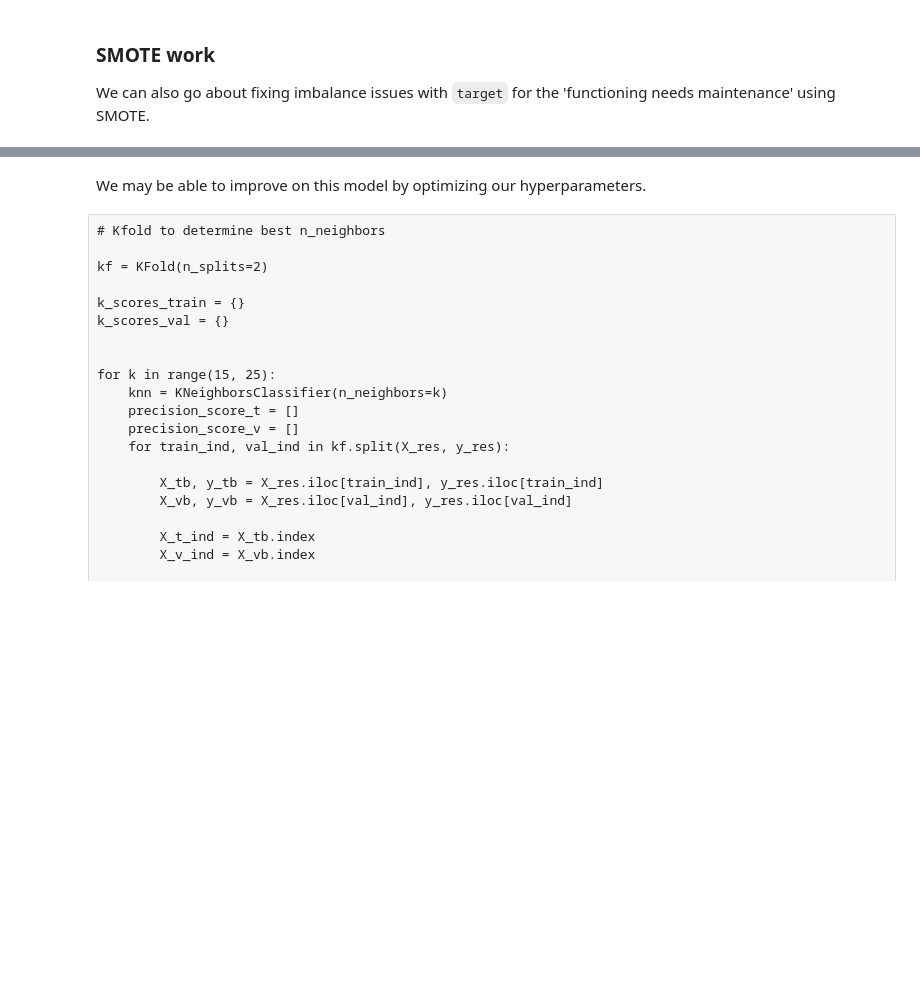
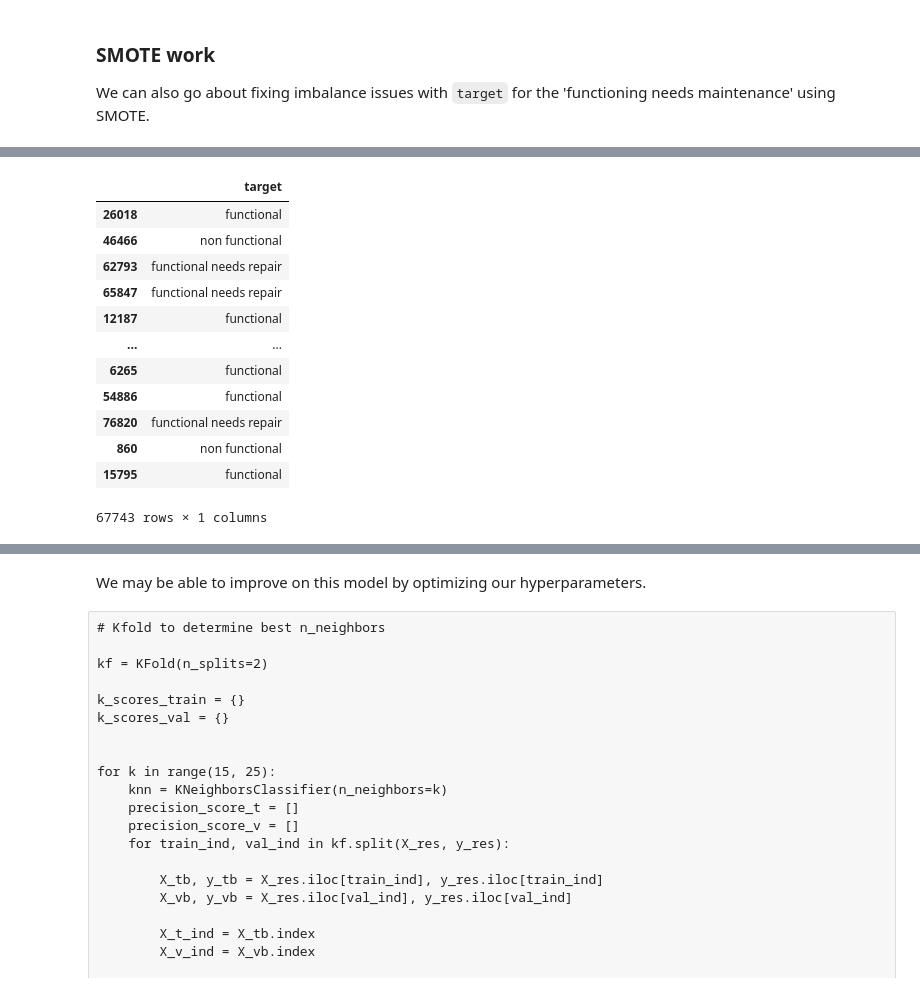
Before and after one commit to sgchatrathi/tanzania-water-projectp3, a Jupyter notebook: Tanzania_Wells.ipynb, the cells around one changed output, grey strips where cells are left out. Saved outputs shown, nothing was run; the diff lists cells and outputs as text; code cells hidden in the pictures; blank space fills up the shorter version.

```diff
--- a/Tanzania_Wells.ipynb
+++ b/Tanzania_Wells.ipynb
@@ -863,3 +897,19 @@ X_res_train, X_res_test, y_res_train, y_res_test = train_test_split(X_res, y_res
+# %%
+y_res_train
+# %% [output]
+|  | target |
+| 26018 | functional |
+| 46466 | non functional |
+| 62793 | functional needs repair |
+| 65847 | functional needs repair |
+| 12187 | functional |
+| ... | ... |
+| 6265 | functional |
+| 54886 | functional |
+| 76820 | functional needs repair |
+| 860 | non functional |
+| 15795 | functional |
+67743 rows × 1 columns
 # %%
 # Perform default KNN
 knn = KNeighborsClassifier()
```
Also changed, not shown: parts of 13 cells of this notebook, 2 other files.
